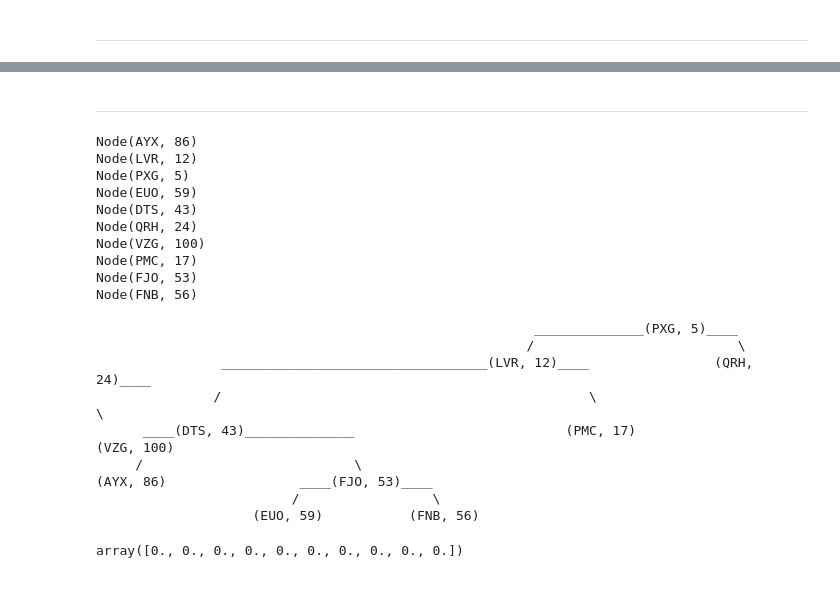
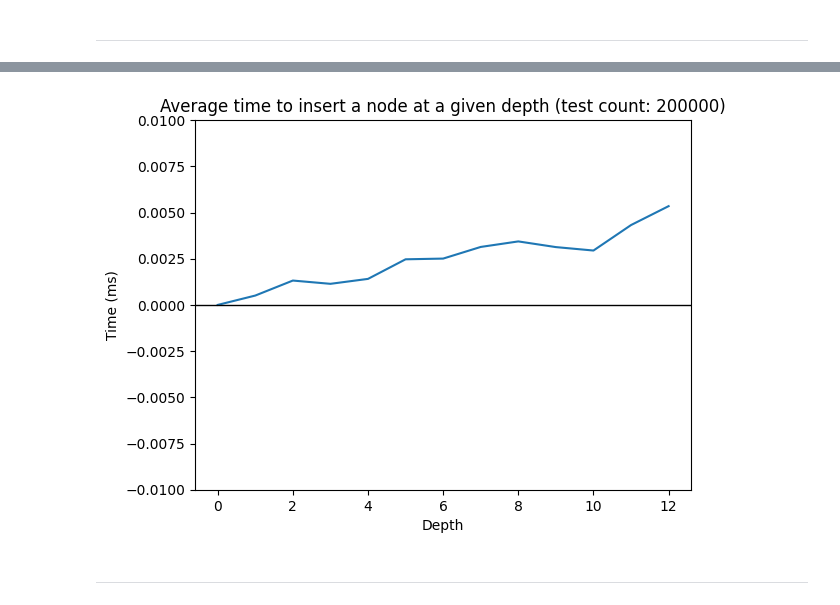
Before and after one commit to xxBWxx/complex-project, a Jupyter notebook: treetest.ipynb, the cells around one changed output, grey strips where cells are left out. Cells and saved outputs as stored; diff of their text form; code cells hidden in the pictures.

Commit message:
5- random tree

```diff
--- a/treetest.ipynb
+++ b/treetest.ipynb
@@ -646,8 +614,0 @@ def create_random_nodeslist(n, priority_range=(0, 1000)):
-# %%
-random_nodes = create_random_nodeslist(10, priority_range=(1, 100))
-for node in random_nodes:
-    print(node)
-len(random_nodes)
-
-root_random = create_tree(random_nodes)
-print(convert_to_printable(root_random))
@@ -723,2 +667,27 @@ plt.show()
+# %%
+n = 100
+test_count = 200000
+times = [[] for _ in range(n)]
+for i in range(test_count):
+    root = create_random_tree(n)
+    random_insert = create_random_node(n)
+    start = time.time()
+    insert_node(root, random_insert)
+    end = time.time()
+    depth = get_depth_of_node(root, random_insert)
+    times[depth].append((end - start) * 1000)
+
+depth_record_count = [len(t) for t in times[4:]]
+average_times = [np.mean(time) for time in times[1:depth_record_count.index(0)-4]]
+# %%
+plt.plot(average_times)
+plt.axhline(0, color='black', lw=1)
+plt.title(f"Average time to insert a node at a given depth (test count: {test_count})")
+plt.xlabel("Depth")
+plt.ylim(-0.01, max(0.01, max(average_times)*1.1))
+plt.ylabel("Time (ms)")
+plt.show()
+# %% [output]
+[figure, added]
 # %% [markdown]
 ---
@@ -757,29 +693,0 @@ def create_random_nodeslist_3key(n, priority_range=(0, 10000), max_priority_sear
-# %%
-random_nodes = create_random_nodeslist_3key(10, priority_range=(1, 100))
-for node in random_nodes:
-    print(node)
-len(random_nodes)
-
-root_random = create_tree(random_nodes)
-print(convert_to_printable(root_random))
-# %% [output]
-Node(AYX, 86)
-Node(LVR, 12)
-Node(PXG, 5)
-Node(EUO, 59)
-Node(DTS, 43)
-Node(QRH, 24)
-Node(VZG, 100)
-Node(PMC, 17)
-Node(FJO, 53)
-Node(FNB, 56)
-
-                                                        ______________(PXG, 5)____
-                                                       /                          \
-                __________________________________(LVR, 12)____                (QRH, 24)____
-               /                                               \                            \
-      ____(DTS, 43)______________                           (PMC, 17)                    (VZG, 100)
-     /                           \
-(AYX, 86)                 ____(FJO, 53)____
-                         /                 \
-                    (EUO, 59)           (FNB, 56)
@@ -806,4 +693,0 @@ times = insertion_complexity_3key(max_n, priority_range=(0, 1000), repetitions=r
-# %%
-times
-# %% [output]
-array([0., 0., 0., 0., 0., 0., 0., 0., 0., 0.])
```
Also changed, not shown: parts of 24 cells of this notebook.
